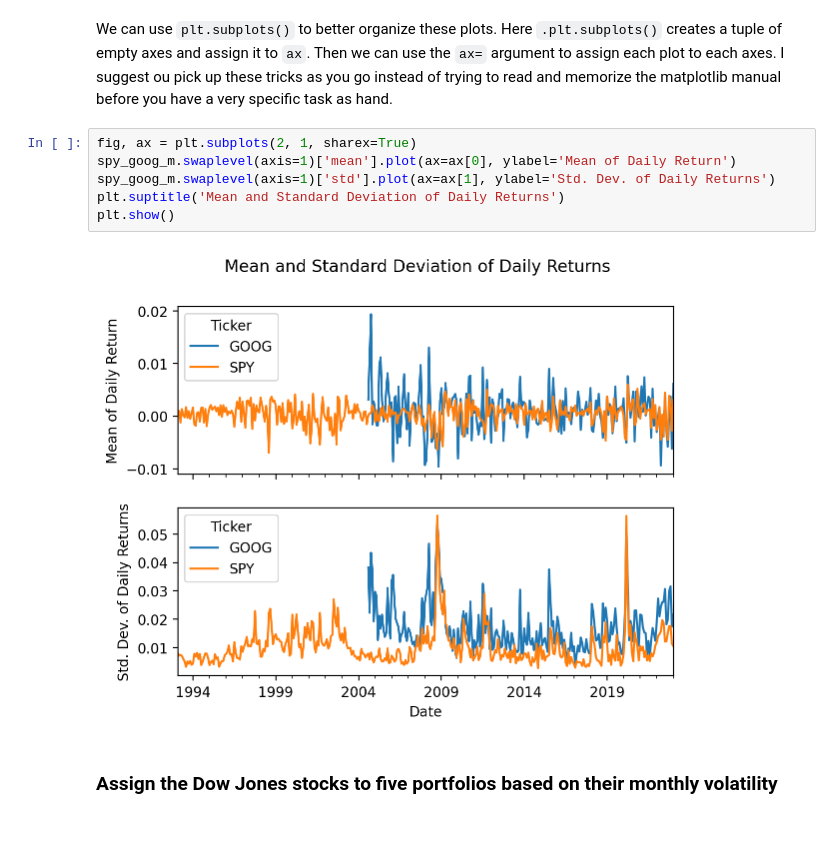
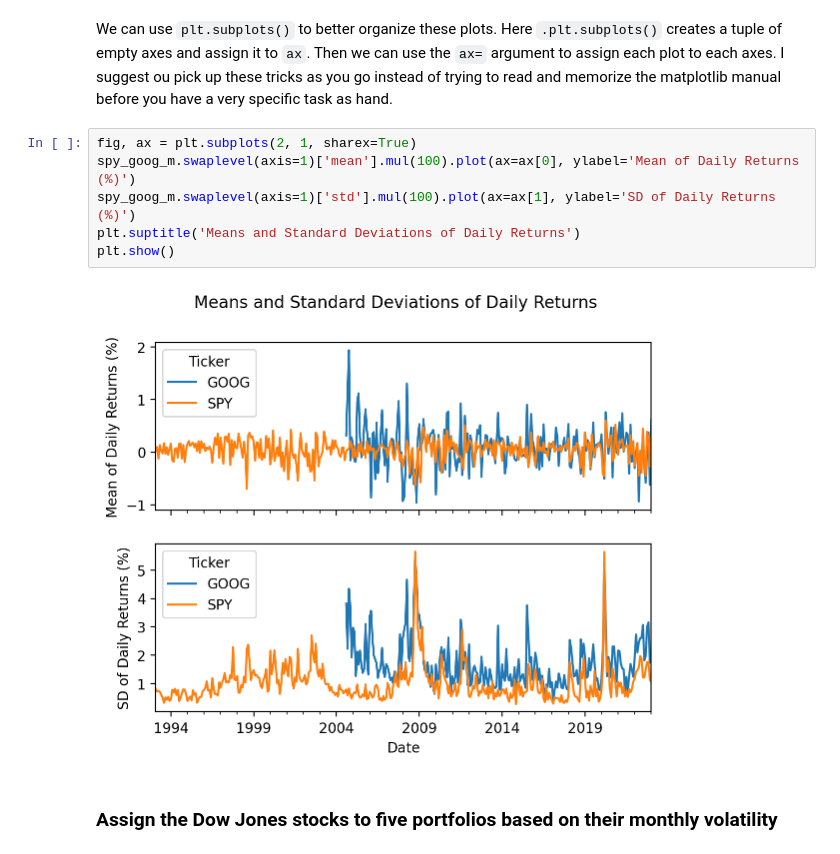
Before and after one commit to dmsb-fina-6333/2023-spring, a Jupyter notebook: Notebooks/_build/jupyter_execute/mckinney_10_practice_all.ipynb, the cells around one changed output. Saved outputs shown, nothing was run; the diff lists cells and outputs as text.

```diff
--- a/Notebooks/_build/jupyter_execute/mckinney_10_practice_all.ipynb
+++ b/Notebooks/_build/jupyter_execute/mckinney_10_practice_all.ipynb
@@ -219,14 +207,14 @@ We can use `plt.subplots()` to better organize these plots.
 Here `.plt.subplots()` creates a tuple of empty axes and assign it to `ax`.
 Then we can use the `ax=` argument to assign each plot to each axes.
 I suggest ou pick up these tricks as you go instead of trying to read and memorize the matplotlib manual before you have a very specific task as hand.
-# %%
-fig, ax = plt.subplots(2, 1, sharex=True)
-spy_goog_m.swaplevel(axis=1)['mean'].plot(ax=ax[0], ylabel='Mean of Daily Return')
-spy_goog_m.swaplevel(axis=1)['std'].plot(ax=ax[1], ylabel='Std. Dev. of Daily Returns')
-plt.suptitle('Mean and Standard Deviation of Daily Returns')
-plt.show()
-# %% [output]
-[figure, removed]
+# %%
+fig, ax = plt.subplots(2, 1, sharex=True)
+spy_goog_m.swaplevel(axis=1)['mean'].mul(100).plot(ax=ax[0], ylabel='Mean of Daily Returns (%)')
+spy_goog_m.swaplevel(axis=1)['std'].mul(100).plot(ax=ax[1], ylabel='SD of Daily Returns (%)')
+plt.suptitle('Means and Standard Deviations of Daily Returns')
+plt.show()
+# %% [output]
+[figure, added]
 # %% [markdown]
 ### Assign the Dow Jones stocks to five portfolios based on their monthly volatility
 # %% [markdown]
```
Also changed, not shown: parts of 26 cells of this notebook, 48 other files.
